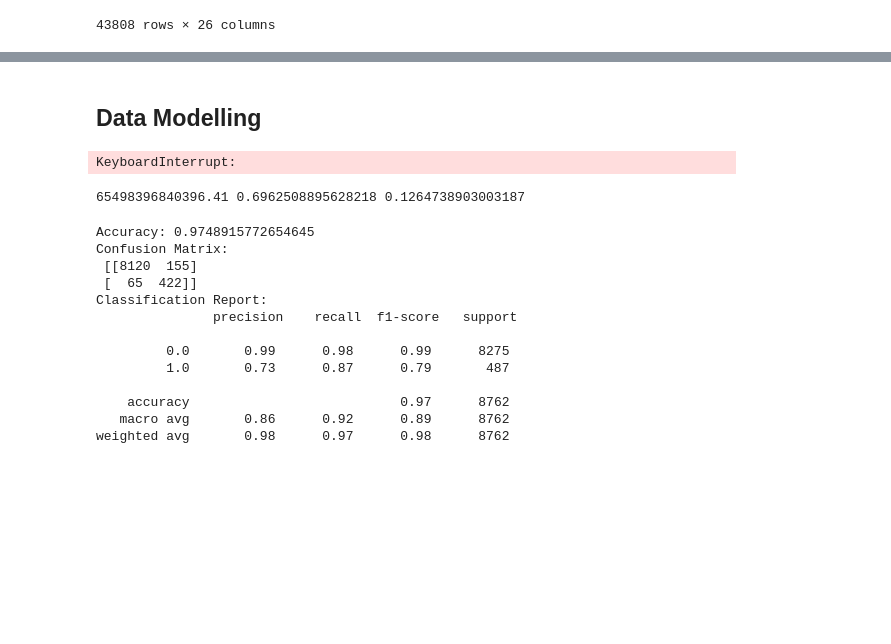
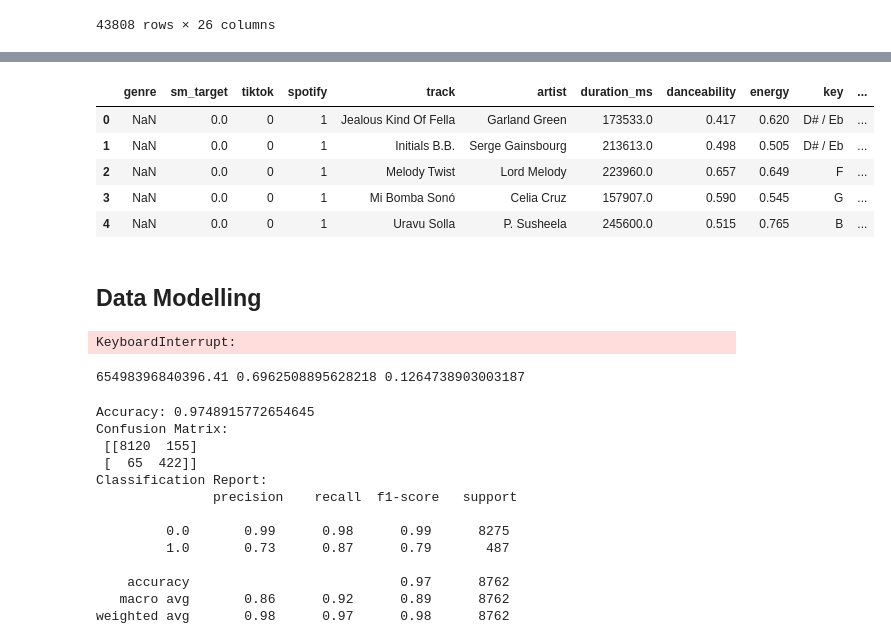
Before and after one commit to mrtz-wssl/spotify-BD, a Jupyter notebook: tik_spot_merged.ipynb, the cells around one changed output, grey strips where cells are left out. Saved outputs shown, nothing was run; the diff lists cells and outputs as text; code cells hidden in the pictures; blank space fills up the shorter version.

```diff
--- a/tik_spot_merged.ipynb
+++ b/tik_spot_merged.ipynb
@@ -447,3 +447,12 @@ memory usage: 7.0+ MB
+# %%
+data.head()
+# %% [output]
+|  | genre | sm_target | tiktok | spotify | track | artist | duration_ms | danceability | energy | key | ... |
+| 0 | NaN | 0.0 | 0 | 1 | Jealous Kind Of Fella | Garland Green | 173533.0 | 0.417 | 0.620 | D# / Eb | ... |
+| 1 | NaN | 0.0 | 0 | 1 | Initials B.B. | Serge Gainsbourg | 213613.0 | 0.498 | 0.505 | D# / Eb | ... |
+| 2 | NaN | 0.0 | 0 | 1 | Melody Twist | Lord Melody | 223960.0 | 0.657 | 0.649 | F | ... |
+| 3 | NaN | 0.0 | 0 | 1 | Mi Bomba Sonó | Celia Cruz | 157907.0 | 0.590 | 0.545 | G | ... |
+| 4 | NaN | 0.0 | 0 | 1 | Uravu Solla | P. Susheela | 245600.0 | 0.515 | 0.765 | B | ... |
 # %%
 data = data.drop(['tiktok', 'artist', 'spotify', "track"], axis=1)
 # %% [markdown]
```
Also changed, not shown: parts of 2 cells of this notebook, 3 other files.
